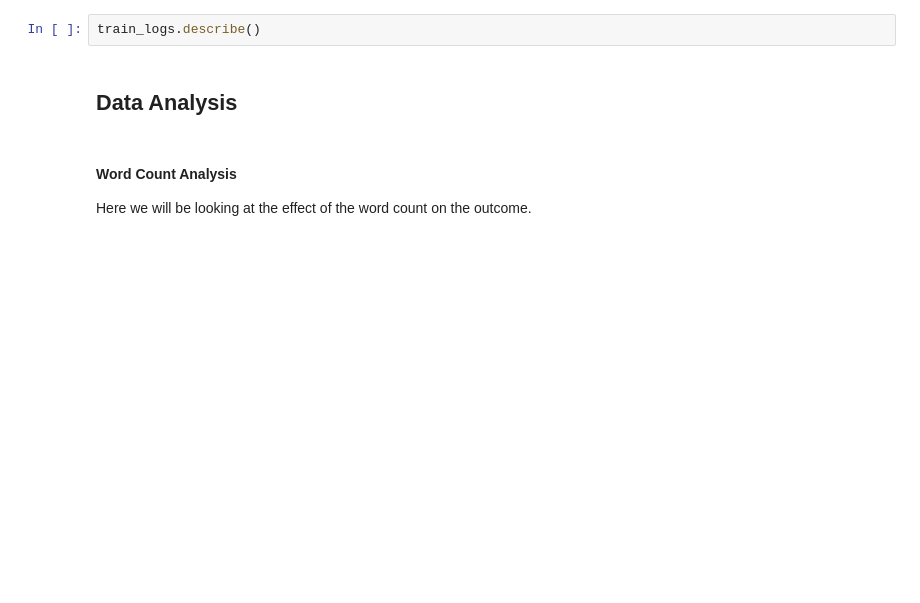
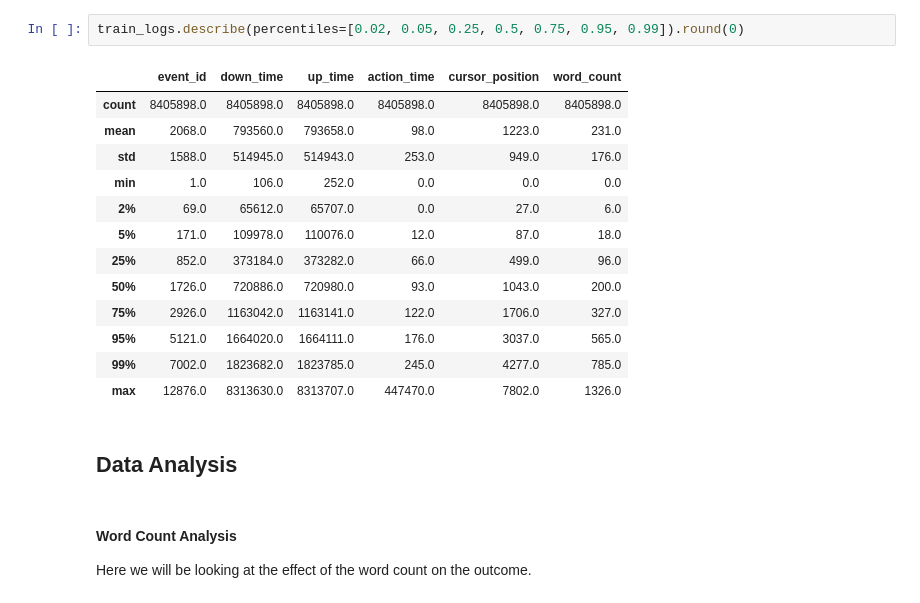
Before and after one commit to DarknessNotFound/WritingQuality, a Jupyter notebook: writing-quality.ipynb, the cells around one changed output. Saved outputs shown, nothing was run; the diff lists cells and outputs as text; blank space fills up the shorter version.

```diff
--- a/writing-quality.ipynb
+++ b/writing-quality.ipynb
@@ -59,5 +73,19 @@ train_scores.head()
-# %%
-train_logs.describe()
+# %%
+train_logs.describe(percentiles=[0.02, 0.05, 0.25, 0.5, 0.75, 0.95, 0.99]).round(0)
+# %% [output]
+|  | event_id | down_time | up_time | action_time | cursor_position | word_count |
+| count | 8405898.0 | 8405898.0 | 8405898.0 | 8405898.0 | 8405898.0 | 8405898.0 |
+| mean | 2068.0 | 793560.0 | 793658.0 | 98.0 | 1223.0 | 231.0 |
+| std | 1588.0 | 514945.0 | 514943.0 | 253.0 | 949.0 | 176.0 |
+| min | 1.0 | 106.0 | 252.0 | 0.0 | 0.0 | 0.0 |
+| 2% | 69.0 | 65612.0 | 65707.0 | 0.0 | 27.0 | 6.0 |
+| 5% | 171.0 | 109978.0 | 110076.0 | 12.0 | 87.0 | 18.0 |
+| 25% | 852.0 | 373184.0 | 373282.0 | 66.0 | 499.0 | 96.0 |
+| 50% | 1726.0 | 720886.0 | 720980.0 | 93.0 | 1043.0 | 200.0 |
+| 75% | 2926.0 | 1163042.0 | 1163141.0 | 122.0 | 1706.0 | 327.0 |
+| 95% | 5121.0 | 1664020.0 | 1664111.0 | 176.0 | 3037.0 | 565.0 |
+| 99% | 7002.0 | 1823682.0 | 1823785.0 | 245.0 | 4277.0 | 785.0 |
+| max | 12876.0 | 8313630.0 | 8313707.0 | 447470.0 | 7802.0 | 1326.0 |
 # %% [markdown]
 ## Data Analysis
 # %% [markdown]
```
Also changed, not shown: parts of 18 cells of this notebook.
